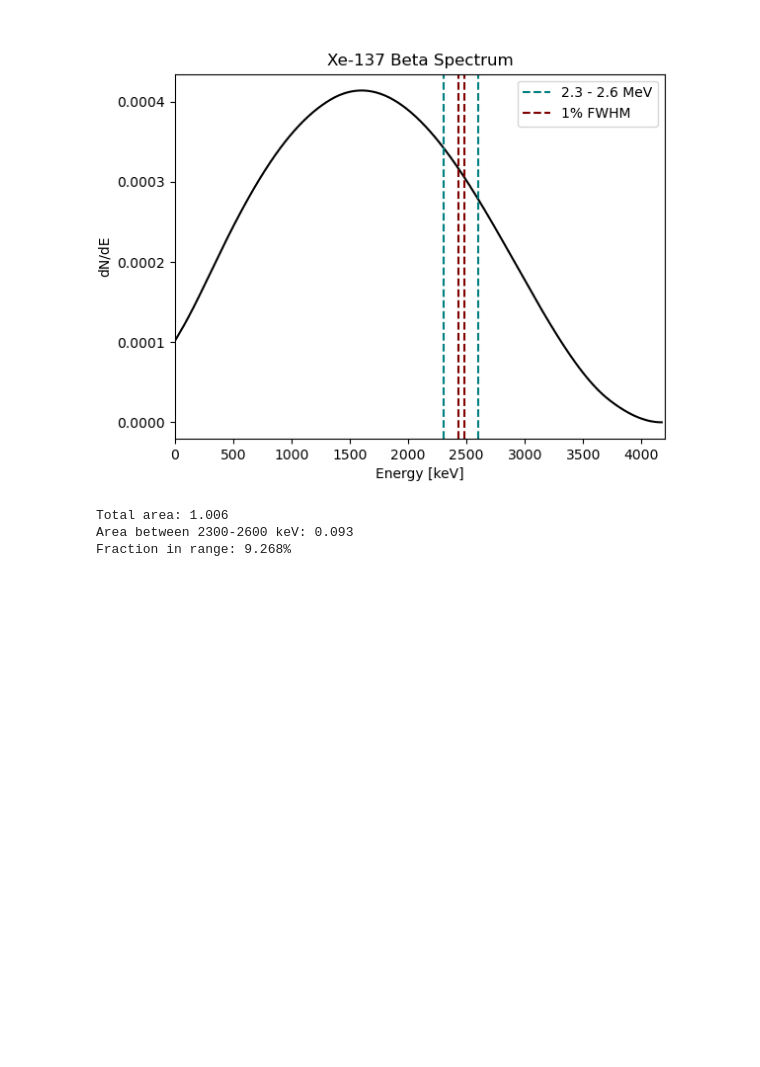
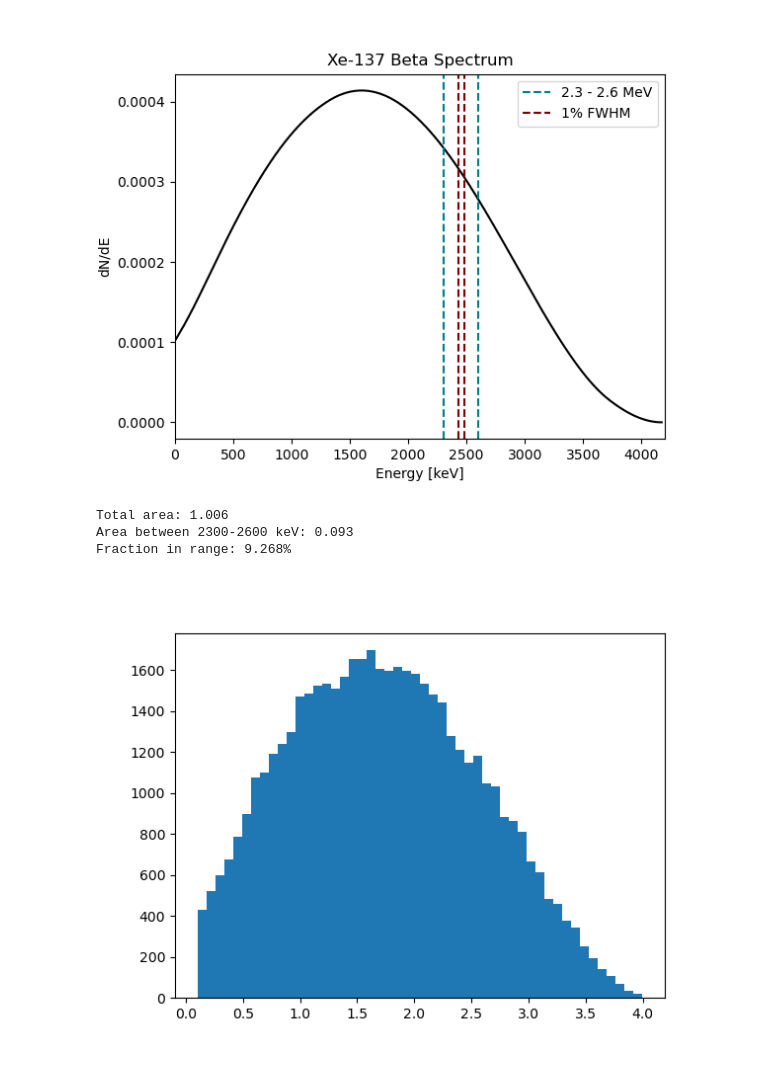
Before and after one commit to kvjmistry/ATPC, a Jupyter notebook: notebooks/Xe137Spectrum.ipynb, the cells around one changed output. Drawn from its saved outputs; the diff is of its cells as text; code cells hidden in the pictures; blank space fills up the shorter version.

```diff
--- a/notebooks/Xe137Spectrum.ipynb
+++ b/notebooks/Xe137Spectrum.ipynb
@@ -52,3 +49,13 @@ print(f"Fraction in range: {fraction:.3%}")
 Total area: 1.006
 Area between 2300-2600 keV: 0.093
 Fraction in range: 9.268%
+# %%
+hits = pd.read_hdf("../config/ATPC_single.h5", "MC/hits")
+
+total_energy = hits.groupby(["event_id"]).energy.sum()
+# %%
+plt.figure()
+
+plt.hist(total_energy, bins = 50);
+# %% [output]
+[figure, added]
```
Also changed, not shown: parts of 1 cell of this notebook, 5 other files.
